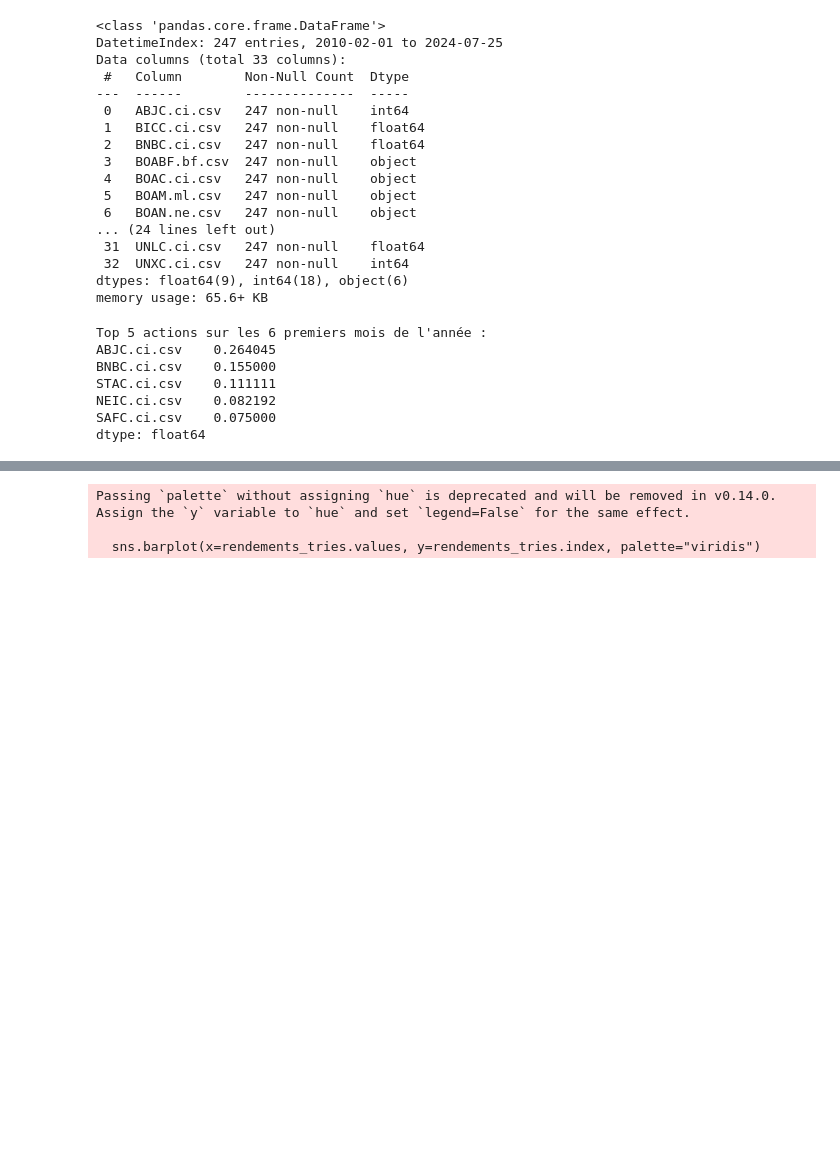
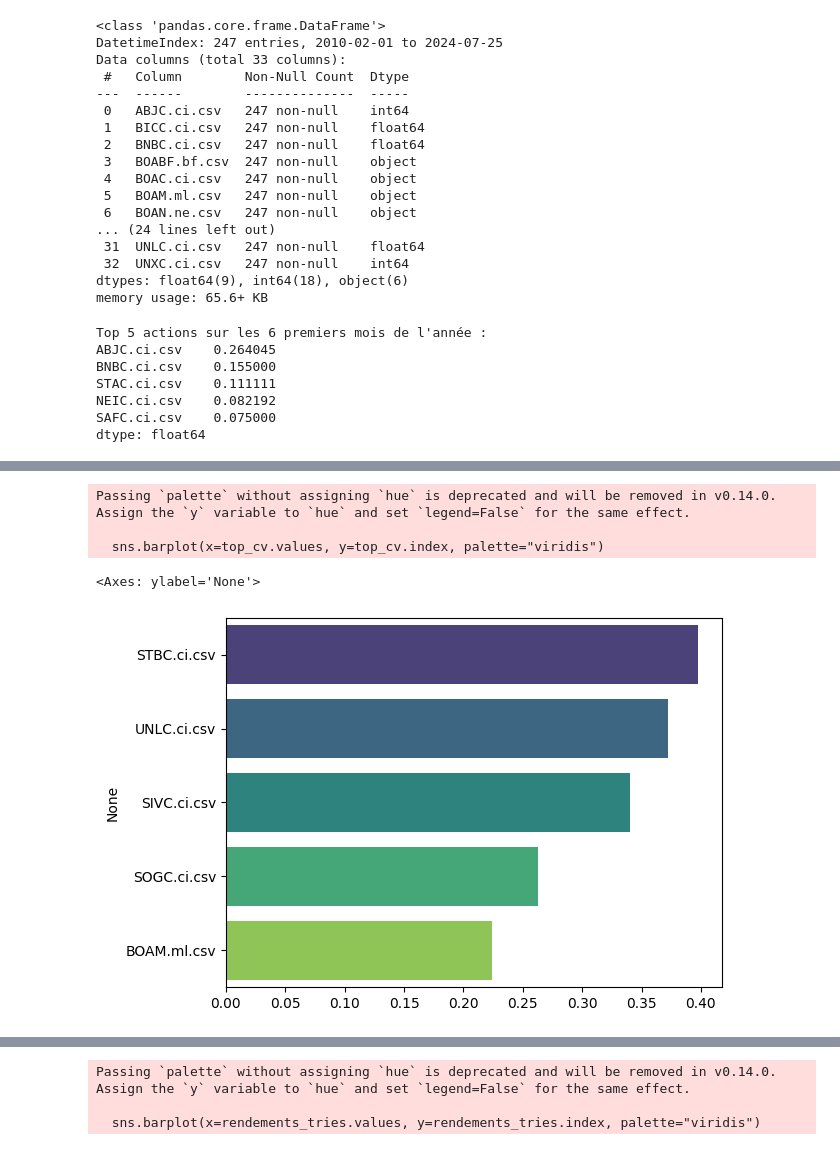
Before and after one commit to Anee1/simul_portefeuil, a Jupyter notebook: Analyse.ipynb, the cells around one changed output, grey strips where cells are left out. Saved outputs shown, nothing was run; the diff lists cells and outputs as text; code cells hidden in the pictures; blank space fills up the shorter version.

```diff
--- a/Analyse.ipynb
+++ b/Analyse.ipynb
@@ -74,0 +94,32 @@ dtype: float64
+# %%
+import numpy as np
+def top_cv_volatilite_graph(df, top_n=5):
+    # Préparation des données
+    df = df.apply(pd.to_numeric, errors='coerce')
+    df_6mois = df[df.index.month <= 6]
+    df_6mois = df_6mois.apply(pd.to_numeric, errors='coerce')
+
+    # Coefficient de variation (CV)
+    mean_prices = df_6mois.mean()
+    std_prices = df_6mois.std()
+    cv = std_prices / mean_prices
+
+    # Volatilité (écart-type des rendements log)
+    log_returns = np.log(df_6mois / df_6mois.shift(1))
+    volatilite = log_returns.std()
+
+    # Top actions
+    top_cv = cv.sort_values(ascending=False).head(top_n)
+    top_vol = volatilite.sort_values(ascending=False).head(top_n)
+
+    return  top_cv, top_vol
+# %%
+top_cv, top_vol = top_cv_volatilite_graph(df, top_n=5)
+
+sns.barplot(x=top_cv.values, y=top_cv.index, palette="viridis")
+# %% [output]
+Passing `palette` without assigning `hue` is deprecated and will be removed in v0.14.0. Assign the `y` variable to `hue` and set `legend=False` for the same effect.
+
+  sns.barplot(x=top_cv.values, y=top_cv.index, palette="viridis")
+<Axes: ylabel='None'>
+[figure, added]
```
Also changed, not shown: parts of 6 cells of this notebook, 6 other files.
